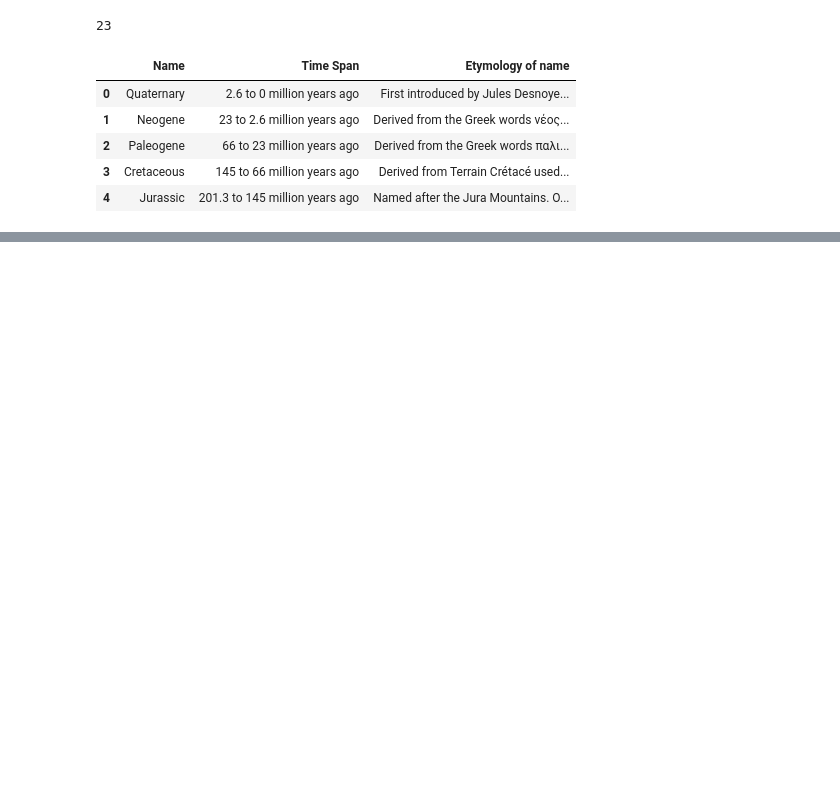
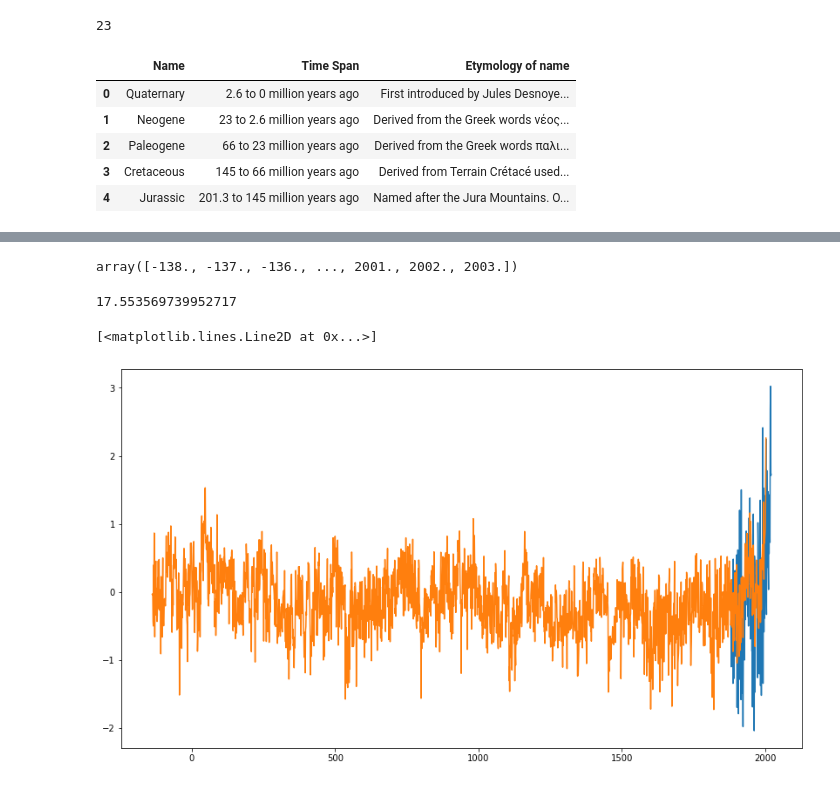
Before and after one commit to domschl/indrajala, a Jupyter notebook: python_indrajala/examples/importers/RawTests.ipynb, the cells around one changed output, grey strips where cells are left out. Saved outputs shown, nothing was run; the diff lists cells and outputs as text; code cells hidden in the pictures; blank space fills up the shorter version.

```diff
--- a/python_indrajala/examples/importers/RawTests.ipynb
+++ b/python_indrajala/examples/importers/RawTests.ipynb
@@ -28,0 +63,15 @@ raw=dl.get(url, transforms='decode')
+# %%
+em2k=dfs['euromed2k'].to_numpy()
+gjmt6=dfs['germany_june_meantemp'].to_numpy()
+gjmt7=dfs['germany_july_meantemp'].to_numpy()
+gjmt8=dfs['germany_august_meantemp'].to_numpy()
+# %%
+dfnp[:,0]
+# %% [output]
+array([-138., -137., -136., ..., 2001., 2002., 2003.])
+# %%
+gjmt=(gjmt6[:-1,:]+gjmt7+gjmt8)/3.0
+# %%
+np.mean(gjmt[:,2])
+# %% [output]
+17.553569739952717
@@ -28,0 +83,2 @@ raw=dl.get(url, transforms='decode')
+# %%
+gjmean=np.mean(gjmt[:,2])
@@ -28,0 +89,9 @@ raw=dl.get(url, transforms='decode')
+# %%
+import matplotlib.pyplot as plt
+plt.rcParams['figure.figsize'] = [14,8]  # inch! :-/
+# %%
+plt.plot(gjmt[:,0],gjmt[:,2]-gjmean)
+plt.plot(dfnp[:,0],dfnp[:,1])
+# %% [output]
+[<matplotlib.lines.Line2D at 0x...>]
+[figure, added]
```
Also changed, not shown: parts of 16 cells of this notebook, 7 other files.
